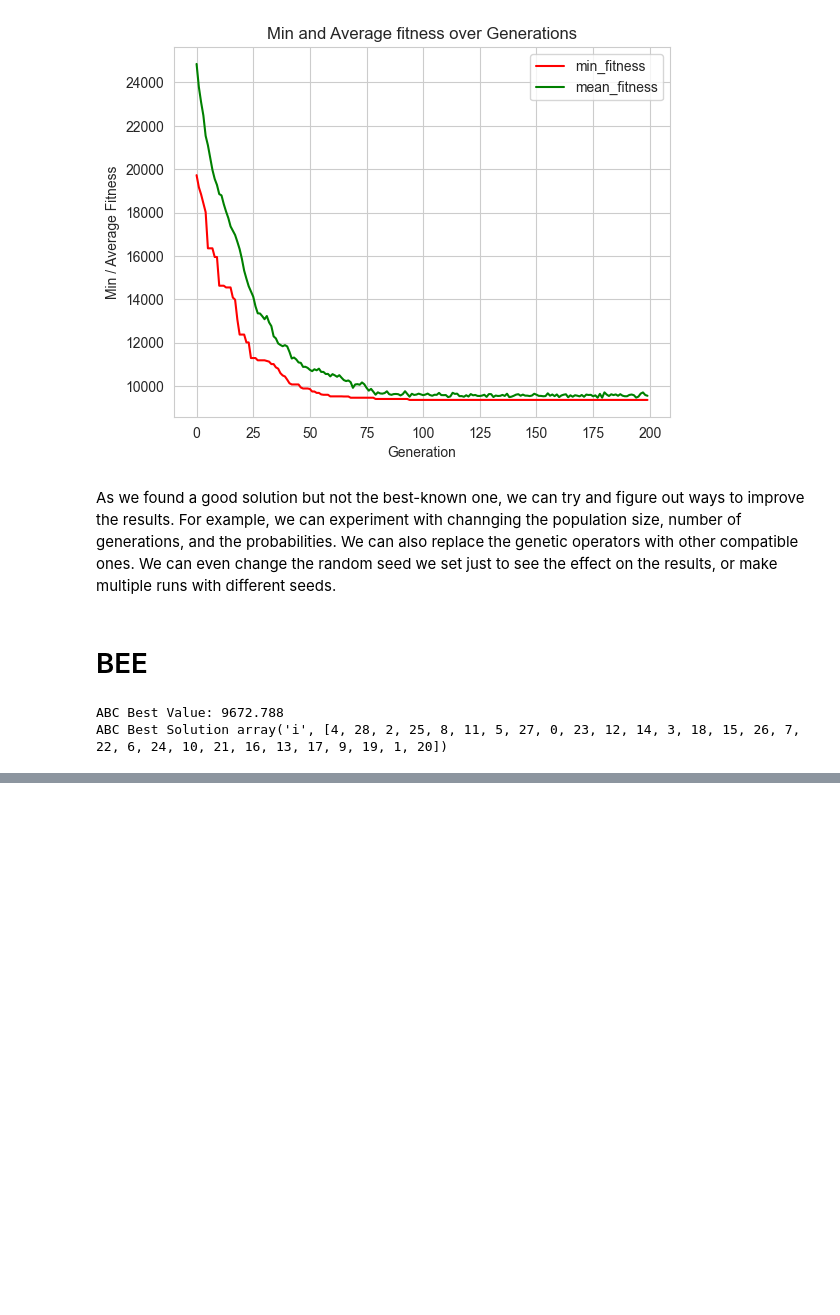
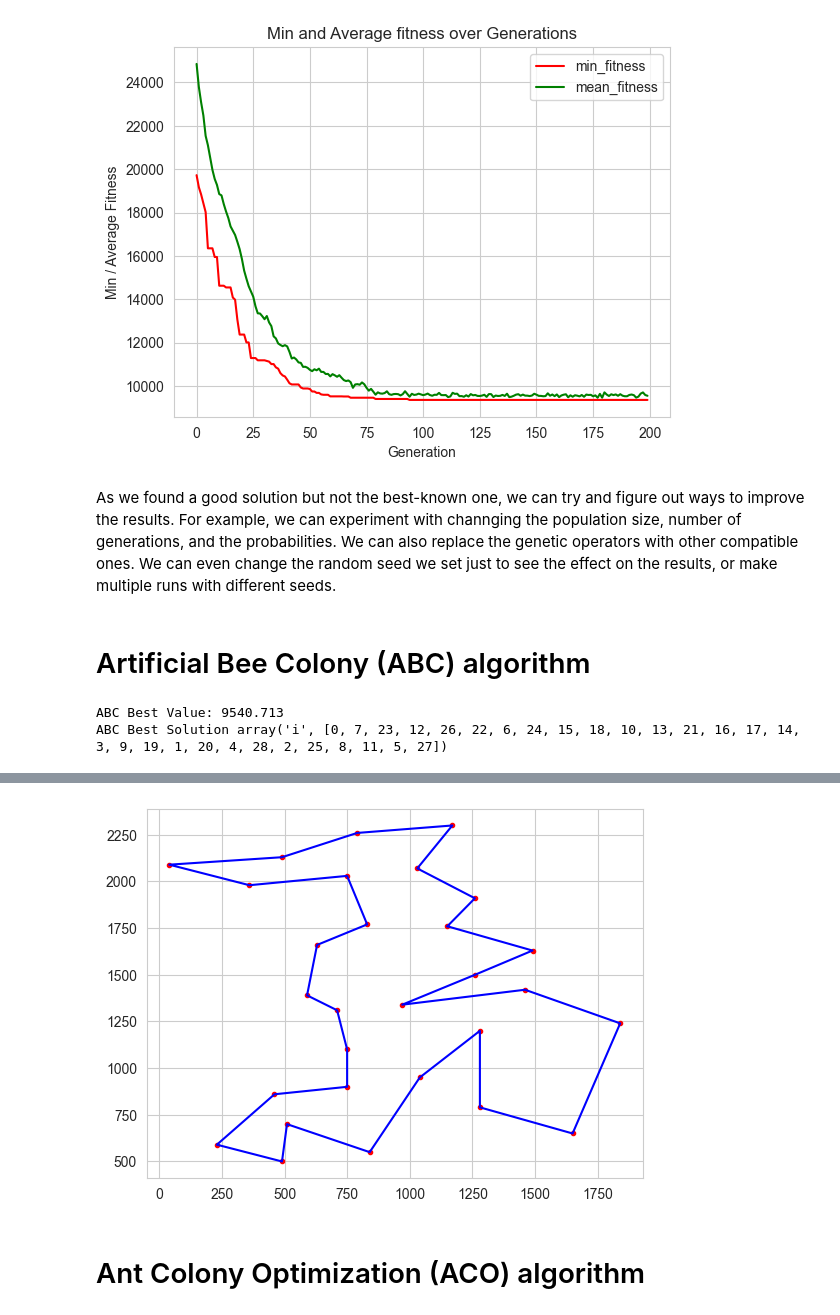
Before and after one commit to mastronardo/Bee-Colony-vs-Ant-Colony, a Jupyter notebook: Travelling-Salesman-Problem-with-Genetic-Bee-Ant.ipynb, the cells around one changed output, grey strips where cells are left out. Cells and saved outputs as stored; diff of their text form; code cells hidden in the pictures; blank space fills up the shorter version.

```diff
--- a/Travelling-Salesman-Problem-with-Genetic-Bee-Ant.ipynb
+++ b/Travelling-Salesman-Problem-with-Genetic-Bee-Ant.ipynb
@@ -119,7 +118,7 @@ if not locations or not distances:
 # %%
 tsp_size = len(locations)
 # %%
-def get_total_distance(indices):
+def get_total_distance(indices: list) -> np.float32:
     """Calculates the total distance of the path described by the given indices of the cities
 
     :param indices: A list of ordered city indices describing the given path.
@@ -131,5 +130,4 @@ def get_total_distance(indices):
     # add the distance between each pair of consequtive cities:
     for i in range(len(indices) - 1):
         distance += distances[indices[i]][indices[i + 1]]
-
     return distance
@@ -215,8 +203,8 @@ toolbox.register("population_creator", tools.initRepeat, list, toolbox.individua
 # %% [markdown]
 Once the chromosome was implemented, it is time to define the fitness evaluation function. This is carried out by the `tsp_distance()` function, which directly utilizes the `get_total_distance()` function.
 # %%
-def tps_distance(individual):
-    return get_total_distance(individual),  # return a tuple
+def tps_distance(individual) -> tuple:
+    return get_total_distance(individual),
 toolbox.register("evaluate", tps_distance)
 # %% [markdown]
 Next, we need to define the genetic operators. For the selection operator, we can use tournament selection with a tournament size of 3.
@@ -351,29 +341,24 @@ plt.show()
 [figure]
 # %% [markdown]
 As we found a good solution but not the best-known one, we can try and figure out ways to improve the results. For example, we can experiment with channging the population size, number of generations, and the probabilities. We can also replace the genetic operators with other compatible ones. We can even change the random seed we set just to see the effect on the results, or make multiple runs with different seeds.
-# %% [markdown]
-# BEE
+# %% [markdown]
+# Artificial Bee Colony (ABC) algorithm
 # %%
-
-
-def initialize_bees(pop_size, n):
-    return [toolbox.individual_creator() for _ in range(pop_size)]
-
 def neighborhood(ind):
     a, b = random.sample(range(len(ind)), 2)
     neighbor = ind[:]
     neighbor[a], neighbor[b] = neighbor[b], neighbor[a]
     return neighbor
 
-def artificial_bee_colony(n, fitness_evaluator, pop_size, limit, max_cycles):
-    def f_min(b):
-        return fitness_evaluator(b)[0]
+def artificial_bee_colony(fitness_evaluator, pop_size: int, max_cycles: int, limit: int) -> tuple[list, float, list]:
+    def f_min(bee):
+        return fitness_evaluator(bee)[0]
 
     # Each bee holds a solution and a trial counter
-    bees = initialize_bees(pop_size, n)
-    fitness = [f_min(b) for b in bees]
+    bees = [toolbox.individual_creator() for _ in range(pop_size)]
+    fitness = [f_min(bee) for bee in bees]
+    trials = [0]*pop_size
 
-    trials = [0]*pop_size
     best = min(zip(bees, fitness), key=lambda x: x[1])
     history = []
 
@@ -417,11 +402,11 @@ def artificial_bee_colony(n, fitness_evaluator, pop_size, limit, max_cycles):
 
     return best[0], best[1], history  # (solution, fitness, history)
 # %%
-abc_sol, abc_val, abc_hist = artificial_bee_colony(len(population[0]), tps_distance, pop_size=2000,
-                                        limit=50, max_cycles=MAX_GENERATIONS*10)
+abc_sol, abc_val, abc_hist = artificial_bee_colony(tps_distance, pop_size=POPULATION_SIZE*4, max_cycles=MAX_GENERATIONS*3, limit=200)
 
 print("ABC Best Value:", abc_val)
 print("ABC Best Solution", abc_sol)
+plot_data(abc_sol)
 # %% [output]
-ABC Best Value: 9672.788
-ABC Best Solution array('i', [4, 28, 2, 25, 8, 11, 5, 27, 0, 23, 12, 14, 3, 18, 15, 26, 7, 22, 6, 24, 10, 21, 16, 13, 17, 9, 19, 1, 20])
+ABC Best Value: 9540.713
+ABC Best Solution array('i', [0, 7, 23, 12, 26, 22, 6, 24, 15, 18, 10, 13, 21, 16, 17, 14, 3, 9, 19, 1, 20, 4, 28, 2, 25, 8, 11, 5, 27])
@@ -427,0 +414,3 @@ ABC Best Solution array('i', [4, 28, 2, 25, 8, 11, 5, 27, 0, 23, 12, 14, 3, 18,
+[figure, added]
+# %% [markdown]
+# Ant Colony Optimization (ACO) algorithm
```
Also changed, not shown: parts of 20 cells of this notebook, 2 other files.
